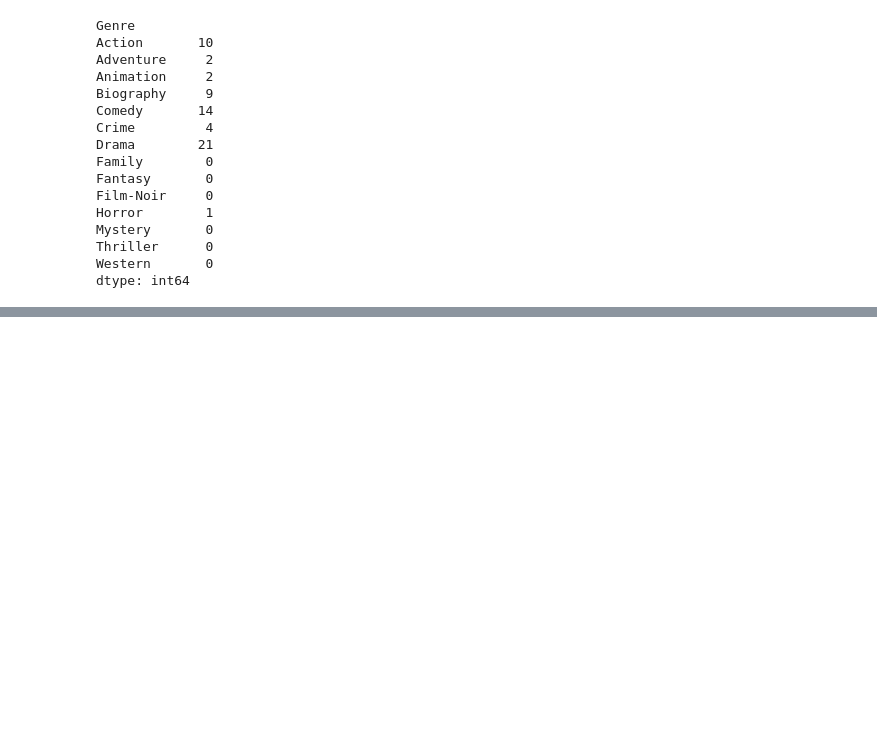
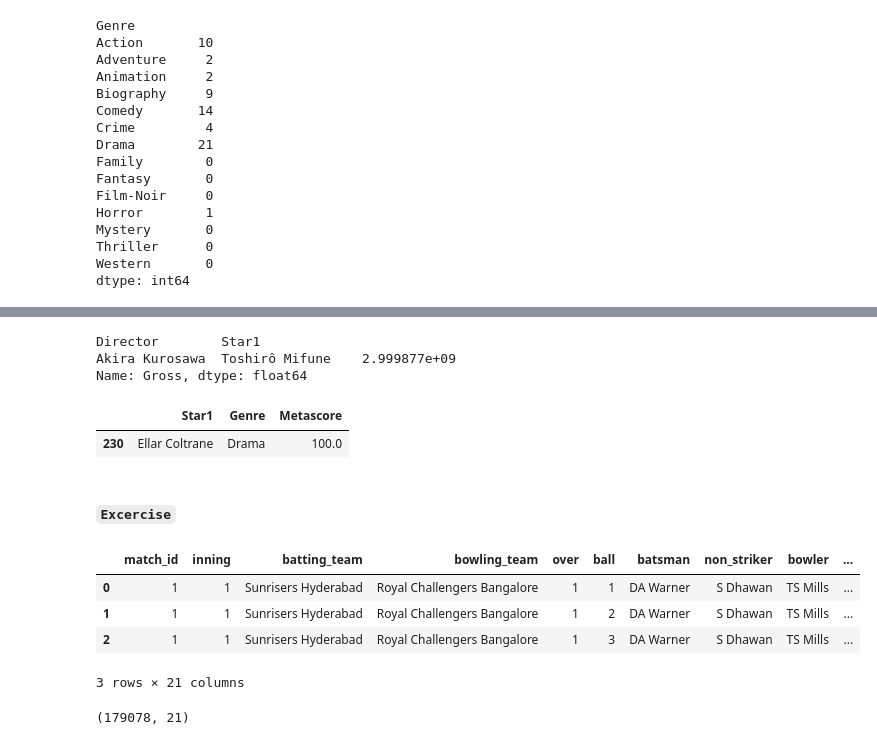
Before and after one commit to iAleeRaza/Pandas, a Jupyter notebook: groupby_objects.ipynb, the cells around one changed output, grey strips where cells are left out. Cells and saved outputs as stored; diff of their text form; code cells hidden in the pictures; blank space fills up the shorter version.

```diff
--- a/groupby_objects.ipynb
+++ b/groupby_objects.ipynb
@@ -358,0 +428,29 @@ dtype: int64
+# %%
+# find the highest grossing combo
+
+duo['Gross'].sum(numeric_only= True).sort_values(ascending=False).head(1)
+# %% [output]
+Director        Star1
+Akira Kurosawa  Toshirô Mifune    2.999877e+09
+Name: Gross, dtype: float64
+# %%
+# find the best (in terms of avg Metascore) actor-genre combo
+movies.groupby(['Star1', 'Genre'])['Metascore'].mean().reset_index().sort_values('Metascore', ascending = False).head(1)
+# %% [output]
+|  | Star1 | Genre | Metascore |
+| 230 | Ellar Coltrane | Drama | 100.0 |
+# %% [markdown]
+#### `Excercise`
+# %%
+ipl = pd.read_csv('data\\deliveries.csv')
+ipl.head(3)
+# %% [output]
+|  | match_id | inning | batting_team | bowling_team | over | ball | batsman | non_striker | bowler | ... |
+| 0 | 1 | 1 | Sunrisers Hyderabad | Royal Challengers Bangalore | 1 | 1 | DA Warner | S Dhawan | TS Mills | ... |
+| 1 | 1 | 1 | Sunrisers Hyderabad | Royal Challengers Bangalore | 1 | 2 | DA Warner | S Dhawan | TS Mills | ... |
+| 2 | 1 | 1 | Sunrisers Hyderabad | Royal Challengers Bangalore | 1 | 3 | DA Warner | S Dhawan | TS Mills | ... |
+3 rows × 21 columns
+# %%
+ipl.shape
+# %% [output]
+(179078, 21)
```
Also changed, not shown: parts of 13 cells of this notebook.
